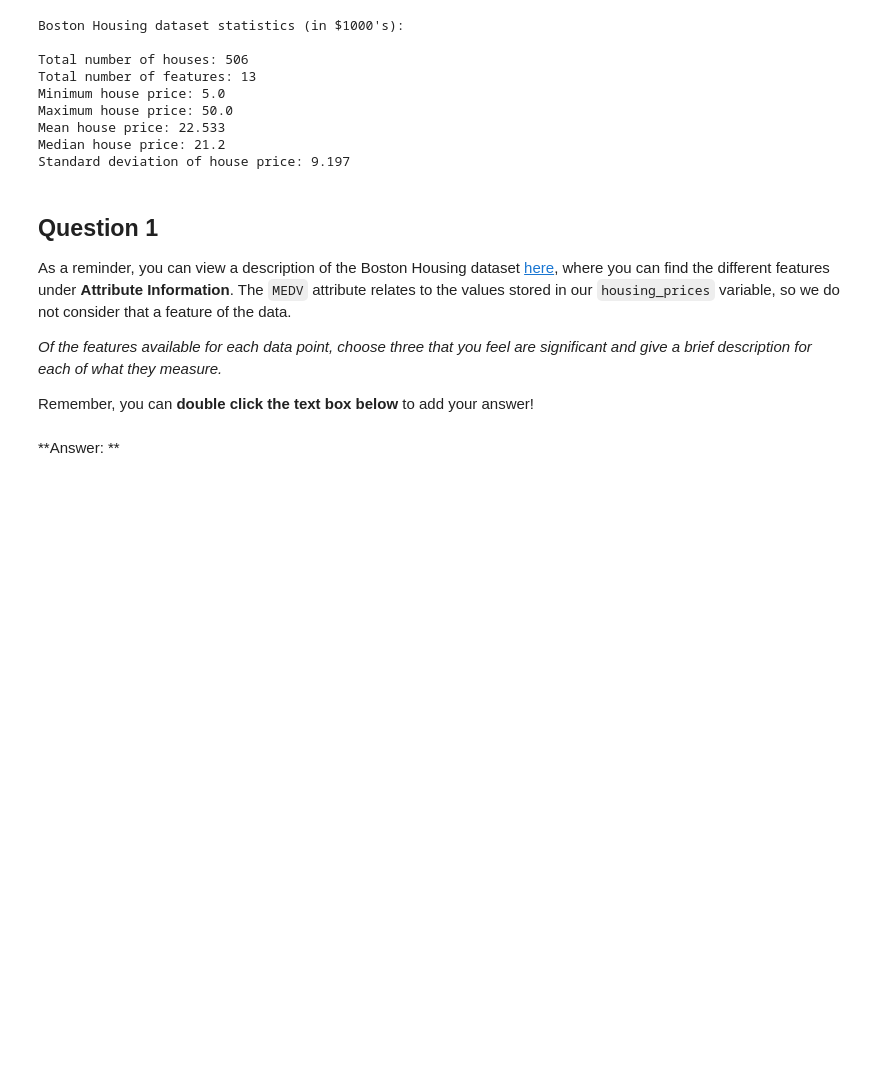
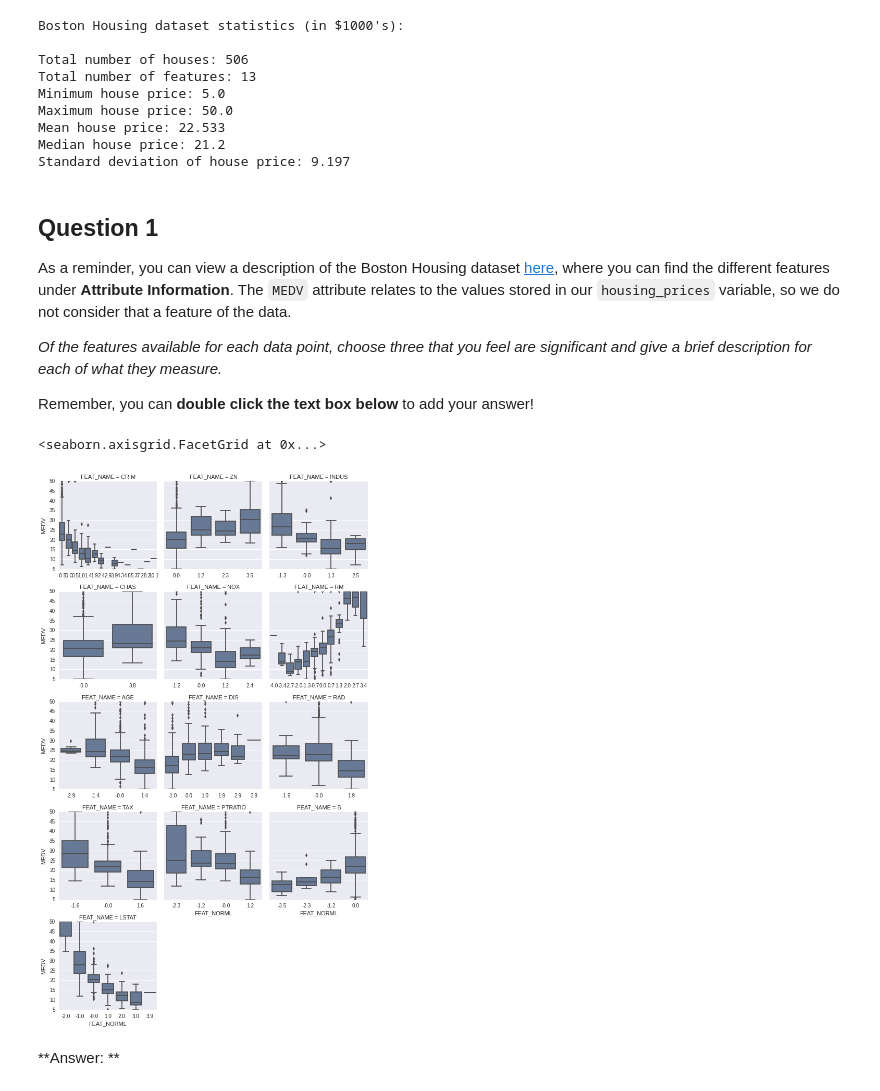
Before and after one commit to ucaiado/Boston_Housing, a Jupyter notebook: boston_housing.ipynb, the cells around one changed output. Cells and saved outputs as stored; diff of their text form; code cells hidden in the pictures; blank space fills up the shorter version.

Commit message:
chart the relationship btw price and features

```diff
--- a/boston_housing.ipynb
+++ b/boston_housing.ipynb
@@ -116,6 +130,49 @@ As a reminder, you can view a description of the Boston Housing dataset [here](h
 *Of the features available for each data point, choose three that you feel are significant and give a brief description for each of what they measure.*
 
 Remember, you can **double click the text box below** to add your answer!
+# %%
+# implement function to reshape data
+def inplitData(df_housing_features, df_housing_prices):
+    """
+    Return a data frame with all features mearged in a single column and calculate
+    how this data it spread out related to their own average
+    :param df_housing_features: Data Frame. All features of Boston data set
+    :param df_housing_prices: Data Frame. House prices (target) of Boston dataset.
+    """
+    # initiate lists
+    l_aux = []
+    l_aux2 =[]
+    l_aux3 = []
+    l_aux4 = []
+    # merge each list in an unique column and keep the names to identify them
+    for s_aux in l_features:
+        # normalize the featues values to number of standard deviations
+        df_aux2 = (df_housing_features[s_aux]-df_housing_features[s_aux].mean())
+        df_aux2 /= df_housing_features[s_aux].std()
+        f_correct = (df_aux2.max()-df_aux2.min())/5
+        df_aux2=(df_aux2*f_correct).round()/f_correct
+        na_aux2 = np.round(df_aux2, decimals=1)
+
+        # agregate data
+        l_aux += list(df_housing_features[s_aux].values)
+        l_aux4 += list(na_aux2)
+        l_aux2 += [x[0] for x in df_housing_prices.values]
+        l_aux3 += ([s_aux]*df_housing_features.shape[0])
+
+    # create a dataframe with the data agregated
+    df_aux = pd.DataFrame([l_aux, l_aux4, l_aux2, l_aux3],
+                          index=['FEAT_VAL' ,'FEAT_NORML' , 'MEDV', 'FEAT_NAME']).T
+
+    return df_aux
+# %%
+df_plot = inplitData(df_housing_features, df_housing_prices)
+# %%
+g = sns.FacetGrid(df_plot, col="FEAT_NAME", col_wrap=3, sharex=False)
+g.map(sns.boxplot, "FEAT_NORML", "MEDV")
+# g.map(pl.scatter, "FEAT_VAL", "MEDV", alpha=.7)
+# %% [output]
+<seaborn.axisgrid.FacetGrid at 0x...>
+[figure, added]
 # %% [markdown]
 **Answer: **
 # %% [markdown]
```
Also changed, not shown: parts of 4 cells of this notebook.
